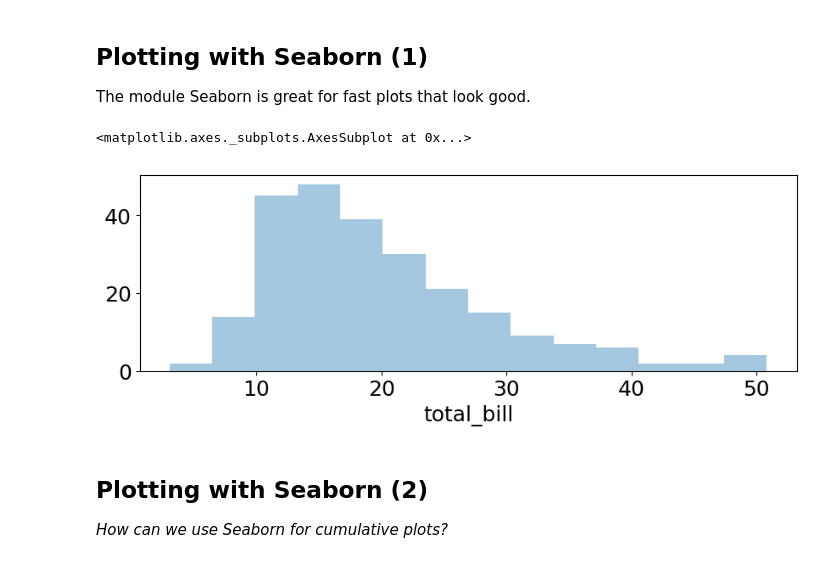
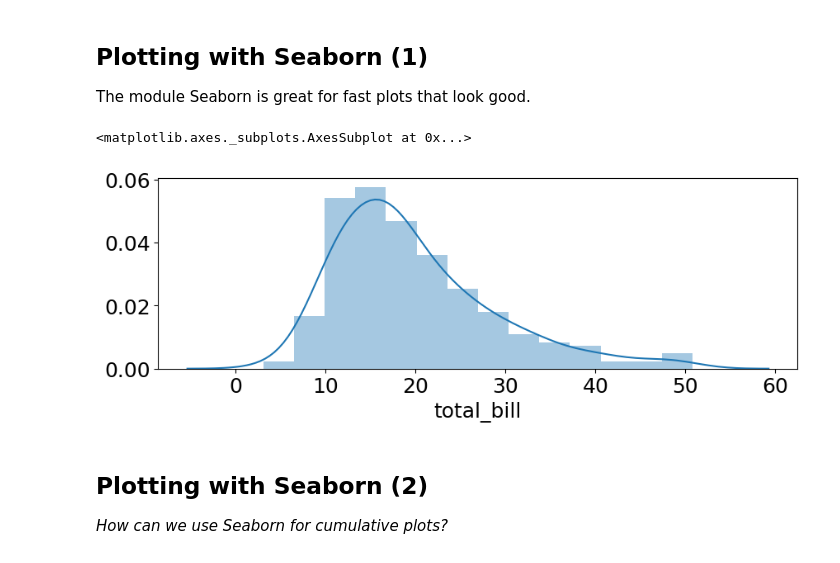
Before and after one commit to abjer/sds2019, a Jupyter notebook: material/session_5/lecture_5.ipynb, the cells around one changed output. Cells and saved outputs as stored; diff of their text form; code cells hidden in the pictures.

```diff
--- a/material/session_5/lecture_5.ipynb
+++ b/material/session_5/lecture_5.ipynb
@@ -233,10 +241,10 @@ tb.plot.hist()
 ## Plotting with Seaborn (1)
 The module Seaborn is great for fast plots that look good.
 # %%
-sns.distplot(tb, kde=False)  # histogram for seaborn, what is KDE?
+sns.distplot(tb)  # histogram for seaborn, what is KDE?
 # %% [output]
 <matplotlib.axes._subplots.AxesSubplot at 0x...>
-[figure, old version]
+[figure, new version]
 # %% [markdown]
 ## Plotting with Seaborn (2)
 *How can we use Seaborn for cumulative plots?*
```
Also changed, not shown: parts of 19 cells of this notebook, 11 other files.
